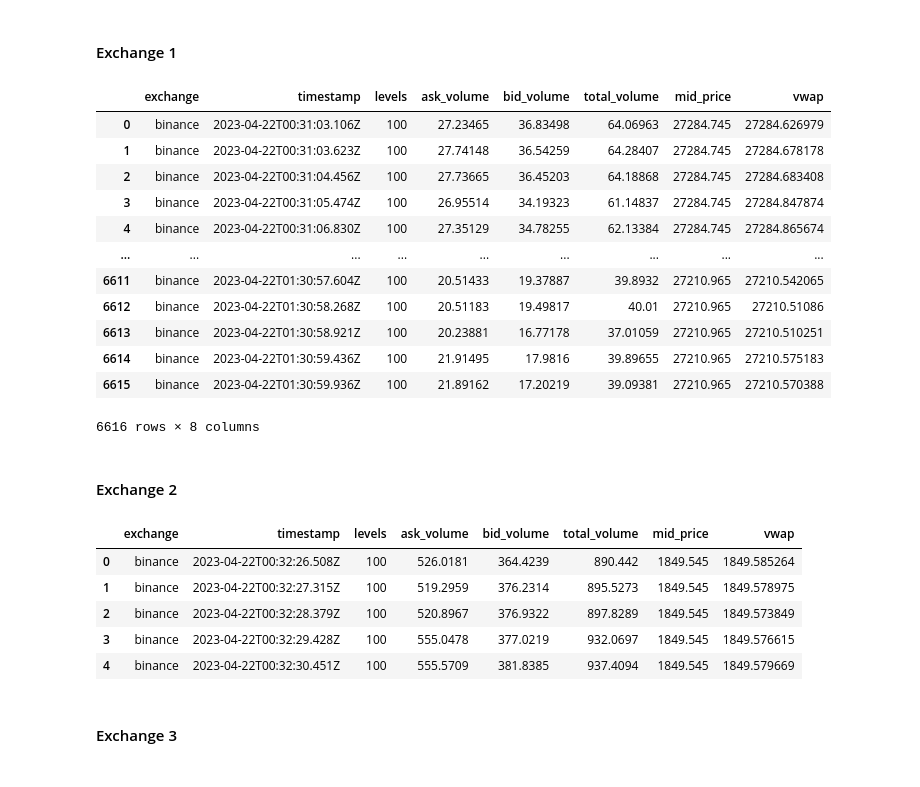
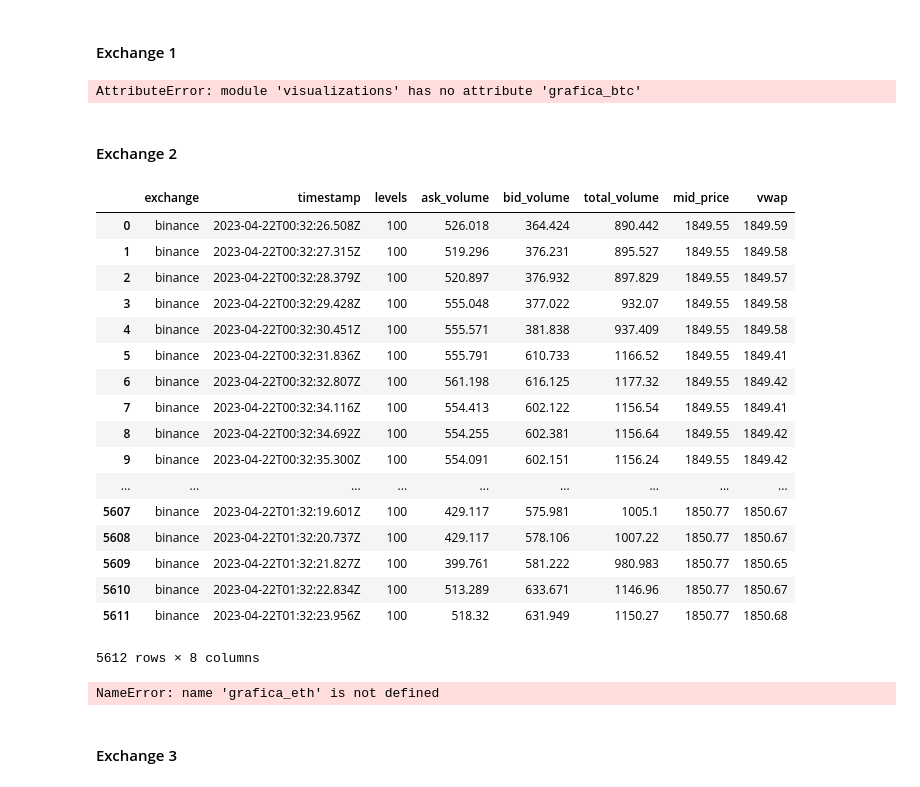
Before and after one commit to Tania-Bell/MyST_Lab4, a Jupyter notebook: notebook.ipynb, the cells around one changed output. Cells and saved outputs as stored; diff of their text form; code cells hidden in the pictures.

Commit message:
cambios
actualización de jupyter, y visualizations

```diff
--- a/notebook.ipynb
+++ b/notebook.ipynb
@@ -265,36 +273,41 @@ In order to visualize the information obtained from the Book of Orders, a DataFr
 #### Exchange 1
 # %%
 series, effective_spreads = dt.consumir_orderbooks(data_files)
-series["binance_BTCUSDT"] # it is a dictionary but for visualization terms in the notebook it was downloaded as csv
+binancebtcusdt=series["binance_BTCUSDT"] # it is a dictionary but for visualization terms in the notebook it was downloaded as csv
-# %% [output]
-|  | exchange | timestamp | levels | ask_volume | bid_volume | total_volume | mid_price | vwap |
-| 0 | binance | 2023-04-22T00:31:03.106Z | 100 | 27.23465 | 36.83498 | 64.06963 | 27284.745 | 27284.626979 |
-| 1 | binance | 2023-04-22T00:31:03.623Z | 100 | 27.74148 | 36.54259 | 64.28407 | 27284.745 | 27284.678178 |
-| 2 | binance | 2023-04-22T00:31:04.456Z | 100 | 27.73665 | 36.45203 | 64.18868 | 27284.745 | 27284.683408 |
-| 3 | binance | 2023-04-22T00:31:05.474Z | 100 | 26.95514 | 34.19323 | 61.14837 | 27284.745 | 27284.847874 |
-| 4 | binance | 2023-04-22T00:31:06.830Z | 100 | 27.35129 | 34.78255 | 62.13384 | 27284.745 | 27284.865674 |
-| ... | ... | ... | ... | ... | ... | ... | ... | ... |
-| 6611 | binance | 2023-04-22T01:30:57.604Z | 100 | 20.51433 | 19.37887 | 39.8932 | 27210.965 | 27210.542065 |
-| 6612 | binance | 2023-04-22T01:30:58.268Z | 100 | 20.51183 | 19.49817 | 40.01 | 27210.965 | 27210.51086 |
-| 6613 | binance | 2023-04-22T01:30:58.921Z | 100 | 20.23881 | 16.77178 | 37.01059 | 27210.965 | 27210.510251 |
-| 6614 | binance | 2023-04-22T01:30:59.436Z | 100 | 21.91495 | 17.9816 | 39.89655 | 27210.965 | 27210.575183 |
-| 6615 | binance | 2023-04-22T01:30:59.936Z | 100 | 21.89162 | 17.20219 | 39.09381 | 27210.965 | 27210.570388 |
-6616 rows × 8 columns
 # %%
 # grafica exchange 1
+vn.grafica_btc(binancebtcusdt)
+# %% [output]
+AttributeError: module 'visualizations' has no attribute 'grafica_btc'
 # %% [markdown]
 #### Exchange 2
-# %%
-series["binance_ETHUSDT"].head()
-# %% [output]
-|  | exchange | timestamp | levels | ask_volume | bid_volume | total_volume | mid_price | vwap |
-| 0 | binance | 2023-04-22T00:32:26.508Z | 100 | 526.0181 | 364.4239 | 890.442 | 1849.545 | 1849.585264 |
-| 1 | binance | 2023-04-22T00:32:27.315Z | 100 | 519.2959 | 376.2314 | 895.5273 | 1849.545 | 1849.578975 |
-| 2 | binance | 2023-04-22T00:32:28.379Z | 100 | 520.8967 | 376.9322 | 897.8289 | 1849.545 | 1849.573849 |
-| 3 | binance | 2023-04-22T00:32:29.428Z | 100 | 555.0478 | 377.0219 | 932.0697 | 1849.545 | 1849.576615 |
-| 4 | binance | 2023-04-22T00:32:30.451Z | 100 | 555.5709 | 381.8385 | 937.4094 | 1849.545 | 1849.579669 |
+# %%
+binanceethusdt=series["binance_ETHUSDT"]
+binanceethusdt
+# %% [output]
+|  | exchange | timestamp | levels | ask_volume | bid_volume | total_volume | mid_price | vwap |
+| 0 | binance | 2023-04-22T00:32:26.508Z | 100 | 526.018 | 364.424 | 890.442 | 1849.55 | 1849.59 |
+| 1 | binance | 2023-04-22T00:32:27.315Z | 100 | 519.296 | 376.231 | 895.527 | 1849.55 | 1849.58 |
+| 2 | binance | 2023-04-22T00:32:28.379Z | 100 | 520.897 | 376.932 | 897.829 | 1849.55 | 1849.57 |
+| 3 | binance | 2023-04-22T00:32:29.428Z | 100 | 555.048 | 377.022 | 932.07 | 1849.55 | 1849.58 |
+| 4 | binance | 2023-04-22T00:32:30.451Z | 100 | 555.571 | 381.838 | 937.409 | 1849.55 | 1849.58 |
+| 5 | binance | 2023-04-22T00:32:31.836Z | 100 | 555.791 | 610.733 | 1166.52 | 1849.55 | 1849.41 |
+| 6 | binance | 2023-04-22T00:32:32.807Z | 100 | 561.198 | 616.125 | 1177.32 | 1849.55 | 1849.42 |
+| 7 | binance | 2023-04-22T00:32:34.116Z | 100 | 554.413 | 602.122 | 1156.54 | 1849.55 | 1849.41 |
+| 8 | binance | 2023-04-22T00:32:34.692Z | 100 | 554.255 | 602.381 | 1156.64 | 1849.55 | 1849.42 |
+| 9 | binance | 2023-04-22T00:32:35.300Z | 100 | 554.091 | 602.151 | 1156.24 | 1849.55 | 1849.42 |
+| ... | ... | ... | ... | ... | ... | ... | ... | ... |
+| 5607 | binance | 2023-04-22T01:32:19.601Z | 100 | 429.117 | 575.981 | 1005.1 | 1850.77 | 1850.67 |
+| 5608 | binance | 2023-04-22T01:32:20.737Z | 100 | 429.117 | 578.106 | 1007.22 | 1850.77 | 1850.67 |
+| 5609 | binance | 2023-04-22T01:32:21.827Z | 100 | 399.761 | 581.222 | 980.983 | 1850.77 | 1850.65 |
+| 5610 | binance | 2023-04-22T01:32:22.834Z | 100 | 513.289 | 633.671 | 1146.96 | 1850.77 | 1850.67 |
+| 5611 | binance | 2023-04-22T01:32:23.956Z | 100 | 518.32 | 631.949 | 1150.27 | 1850.77 | 1850.68 |
+5612 rows × 8 columns
 # %%
 # grafica exchange 2
+grafica_eth(binanceethusdt)
+# %% [output]
+NameError: name 'grafica_eth' is not defined
 # %% [markdown]
 #### Exchange 3
 # %%
```
Also changed, not shown: parts of 16 cells of this notebook, 2 other files.
